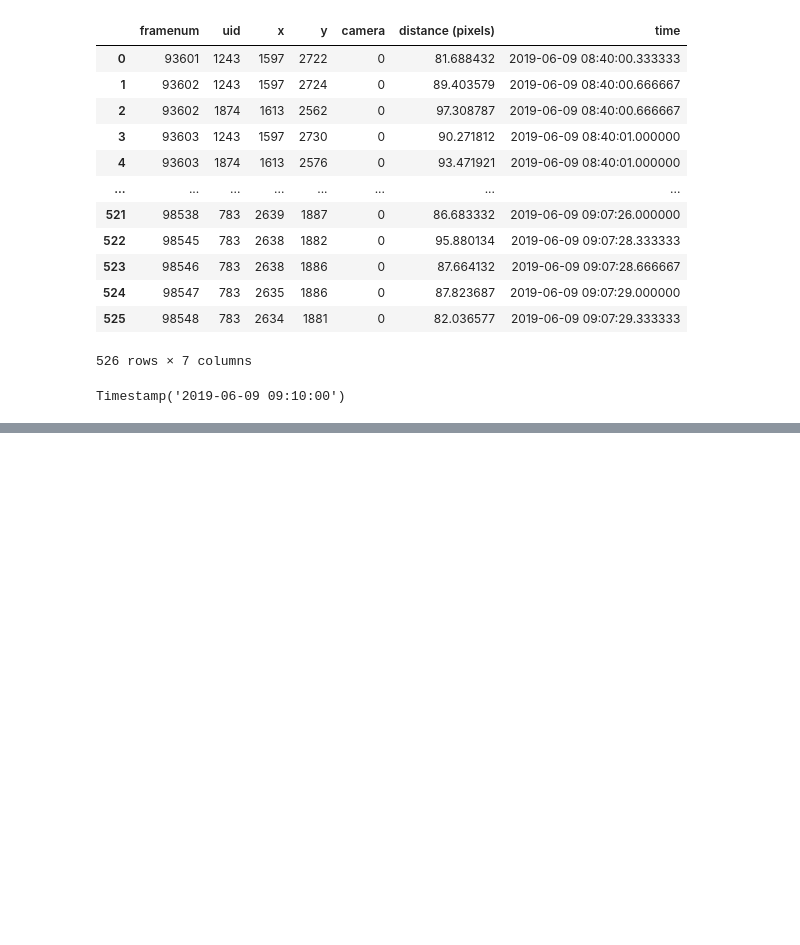
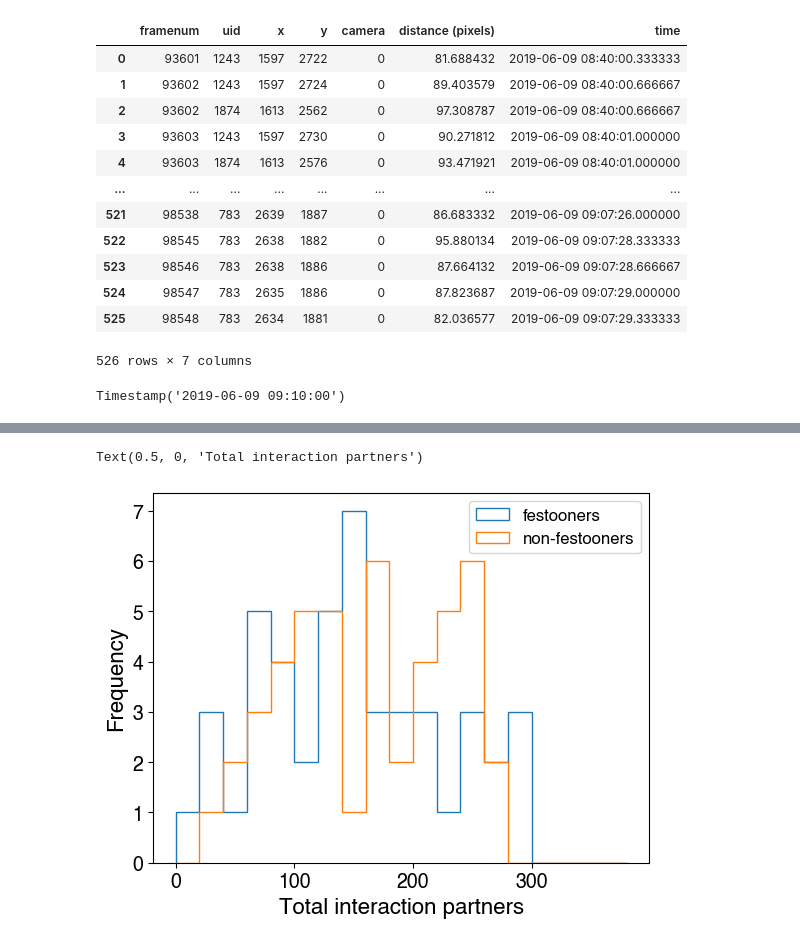
Before and after one commit to Collective-Logic-Lab/honey-bee-behavior, a Jupyter notebook: preliminary-analysis-2024-comb-building.ipynb, the cells around one changed output, grey strips where cells are left out. Cells and saved outputs as stored; diff of their text form; code cells hidden in the pictures; blank space fills up the shorter version.

```diff
--- a/preliminary-analysis-2024-comb-building.ipynb
+++ b/preliminary-analysis-2024-comb-building.ipynb
@@ -529,0 +719,9 @@ Timestamp('2019-06-09 09:10:00')
+# %%
+bins = range(0,400,20)
+df_interaction_data['interaction partners'].plot.hist(bins=bins,histtype='step',label='festooners')
+df_interaction_data_nonfestoon['interaction partners'].plot.hist(bins=bins,histtype='step',label='non-festooners')
+plt.legend()
+plt.xlabel('Total interaction partners')
+# %% [output]
+Text(0.5, 0, 'Total interaction partners')
+[figure, added]
```
Also changed, not shown: parts of 18 cells of this notebook.
